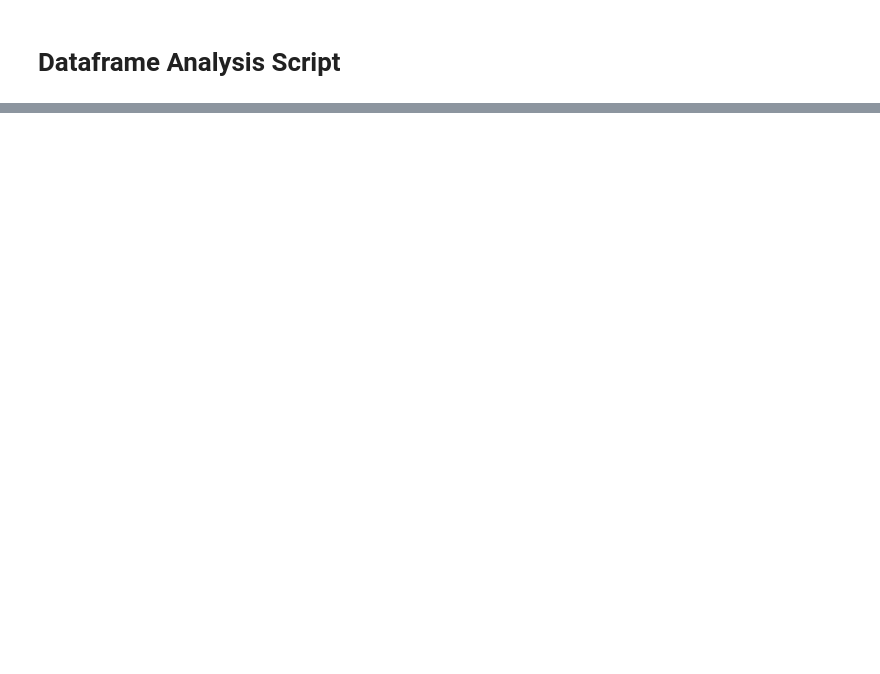
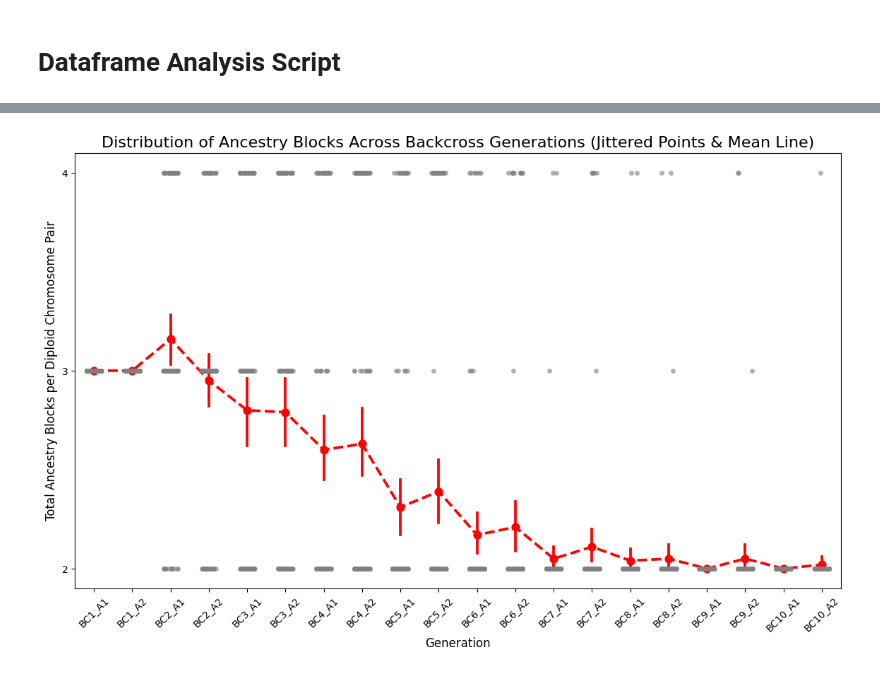
Before and after one commit to sophiagray2001/hybrid_sim_project, a Jupyter notebook: block_analysis_script.ipynb, the cells around one changed output, grey strips where cells are left out. Drawn from its saved outputs; the diff is of its cells as text; code cells hidden in the pictures; blank space fills up the shorter version.

```diff
--- a/block_analysis_script.ipynb
+++ b/block_analysis_script.ipynb
@@ -848,0 +131,42 @@ Full script executed. Small Multiples (Faceted Plots) visualisation generated an
+# %%
+# Create the plot for Backcross-generations with jittered points and a line.
+plt.figure(figsize=(14, 8))
+
+# Plot jittered individual points (stripplot)
+sns.stripplot(
+    x='generation',
+    y='total_ancestry_blocks_per_diploid_pair',
+    data=backcross_generations_df,
+    order=bc_gen_order,
+    color='gray',
+    alpha=0.6,
+    jitter=0.2,
+    size=5
+)
+
+# Plot the line connecting the means (pointplot) - 'mean' is the default estimator
+sns.pointplot(
+    x='generation',
+    y='total_ancestry_blocks_per_diploid_pair',
+    data=backcross_generations_df,
+    order=bc_gen_order,
+    color='red',
+    linestyles='--',
+    markers='o',
+    errorbar=('ci', 95) # Using errorbar for confidence intervals
+    # Removed: estimator='median' to go back to default 'mean'
+)
+
+
+plt.title('Distribution of Ancestry Blocks Across Backcross Generations (Jittered Points & Mean Line)', fontsize=16)
+plt.xlabel('Generation', fontsize=12)
+plt.ylabel('Total Ancestry Blocks per Diploid Chromosome Pair', fontsize=12)
+plt.xticks(rotation=45)
+plt.grid(False)
+
+# Ensure y-axis only shows integer ticks
+plt.gca().yaxis.set_major_locator(mticker.MaxNLocator(integer=True))
+plt.savefig('backcross_generations_jitter_reg_plot_means.png', dpi=300)
+plt.show()
+# %% [output]
+[figure, added]
```
Also changed, not shown: parts of 18 cells of this notebook, 34 other files.
